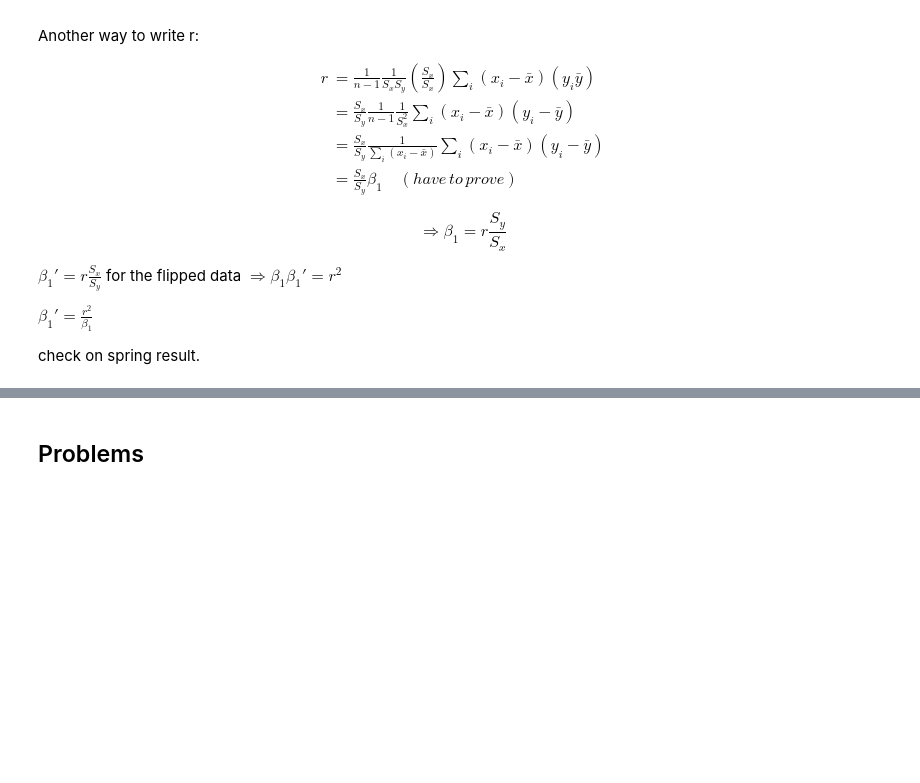
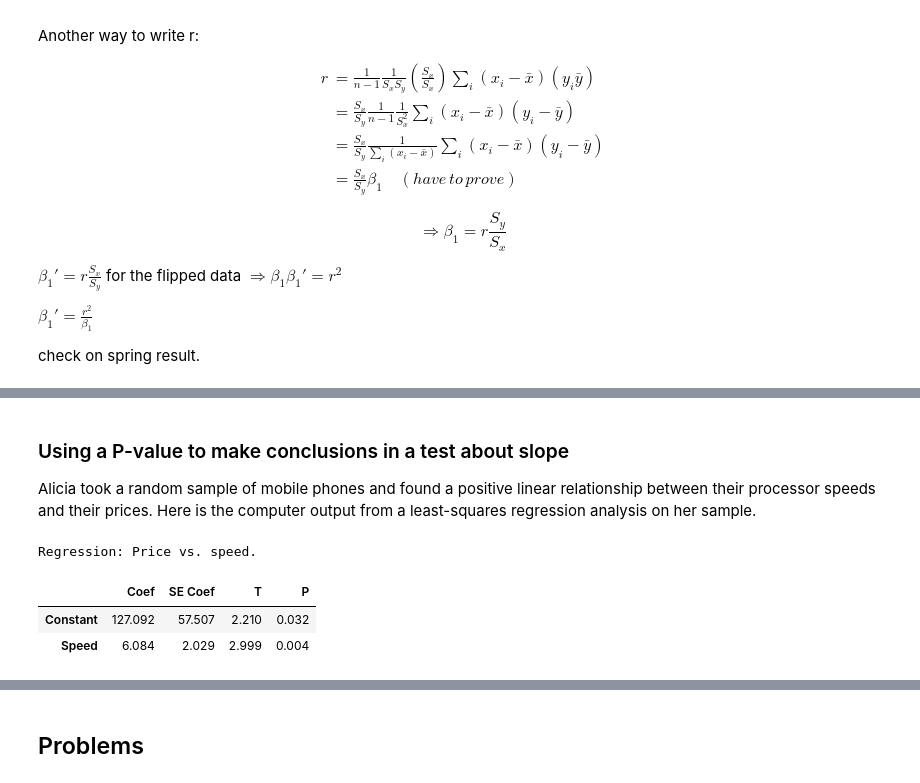
Before and after one commit to lsig/Statistics, a Jupyter notebook: Workbook.ipynb, the cells around one changed output, grey strips where cells are left out. Drawn from its saved outputs; the diff is of its cells as text; code cells hidden in the pictures; blank space fills up the shorter version.

```diff
--- a/Workbook.ipynb
+++ b/Workbook.ipynb
@@ -2796,0 +2908,22 @@ check on spring result.
+# %% [markdown]
+### Using a P-value to make conclusions in a test about slope
+Alicia took a random sample of mobile phones and found a positive linear relationship between their processor speeds and their prices. Here is the computer output from a least-squares regression analysis on her sample.
+# %%
+import pandas as pd
+
+print(f'Regression: Price vs. speed.')
+df = pd.DataFrame({
+    "Coef": [127.092, 6.084],
+    "SE Coef": [57.507, 2.029],
+    "T": [2.210, 2.999],
+    "P": [0.032, 0.004]
+    },
+    index = ["Constant", "Speed"]
+)
+
+df
+# %% [output]
+Regression: Price vs. speed.
+|  | Coef | SE Coef | T | P |
+| Constant | 127.092 | 57.507 | 2.210 | 0.032 |
+| Speed | 6.084 | 2.029 | 2.999 | 0.004 |
```
Also changed, not shown: parts of 28 cells of this notebook, 1 other file.
